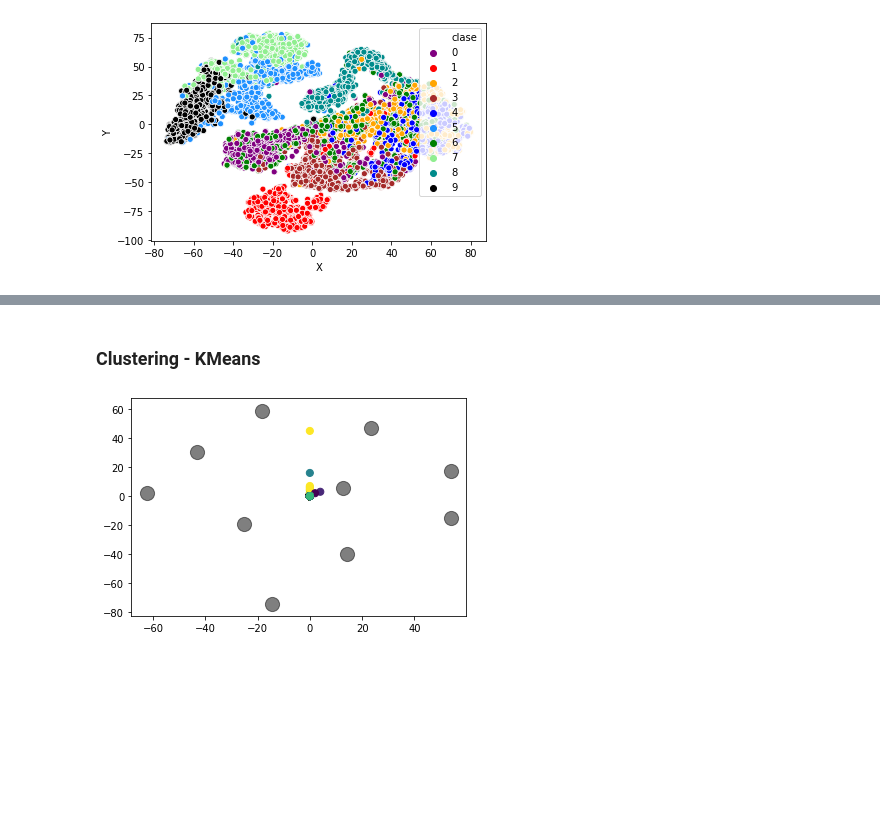
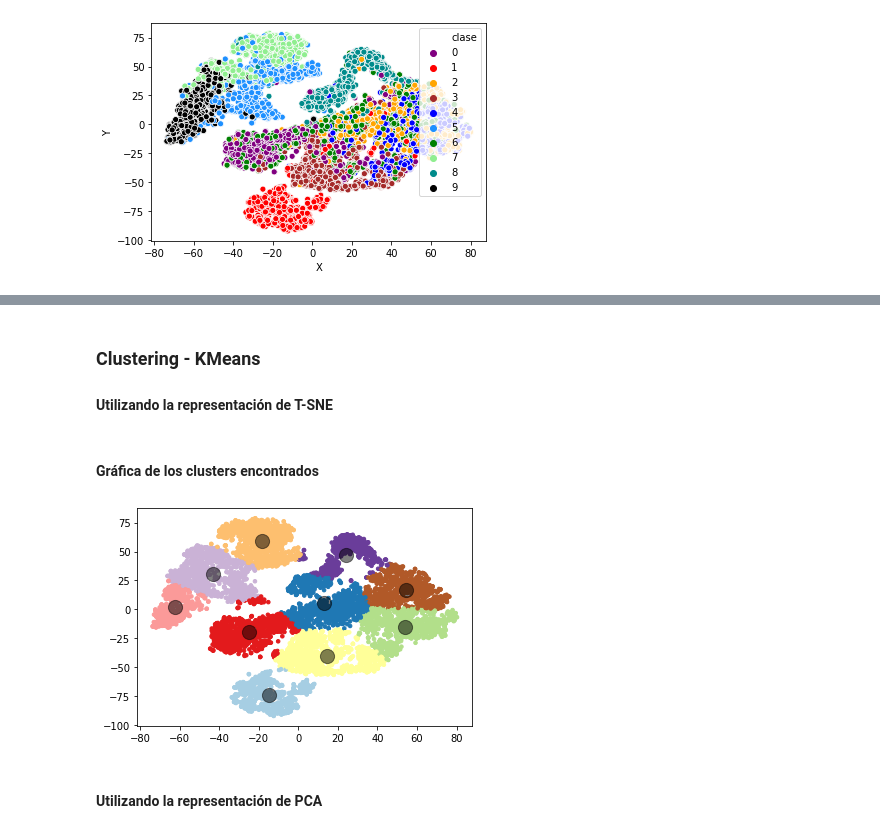
Before and after one commit to estuardozapeta/Statistical-Learning-II-Practica-2, a Jupyter notebook: Practica 2.ipynb, the cells around one changed output, grey strips where cells are left out. Drawn from its saved outputs; the diff is of its cells as text; code cells hidden in the pictures; blank space fills up the shorter version.

```diff
--- a/Practica 2.ipynb
+++ b/Practica 2.ipynb
@@ -108,13 +114,19 @@ sns.scatterplot(x="X", y="Y",
 # %% [markdown]
 ### **Clustering - KMeans**
+
+#### Utilizando la representación de T-SNE
 # %%
-kmeans = KMeans(n_clusters=10)
-kmeans.fit(X_embedded)
-y_kmeans = kmeans.predict(X_embedded)
+kmeans_tsne = KMeans(n_clusters=10)
+kmeans_tsne.fit(X_embedded)
+y_predict_tsne = kmeans_tsne.predict(X_embedded)
+# %% [markdown]
+#### Gráfica de los clusters encontrados
 # %%
-plt.scatter(X[:, 0], X[:, 1], c=y_kmeans, s=50, cmap='viridis')
+plt.scatter(X_embedded[:, 0], X_embedded[:, 1],  marker=".", c=y_predict_tsne, s=50, cmap=plt.cm.Paired)
 
-centers = kmeans.cluster_centers_
-plt.scatter(centers[:, 0], centers[:, 1], c='black', s=200, alpha=0.5);
+centers_tsne = kmeans_tsne.cluster_centers_
+plt.scatter(centers_tsne[:, 0], centers_tsne[:, 1], c='black', s=200, alpha=0.5);
 # %% [output]
-[figure, old version]
+[figure, new version]
+# %% [markdown]
+#### Utilizando la representación de PCA
```
Also changed, not shown: parts of 7 cells of this notebook.
